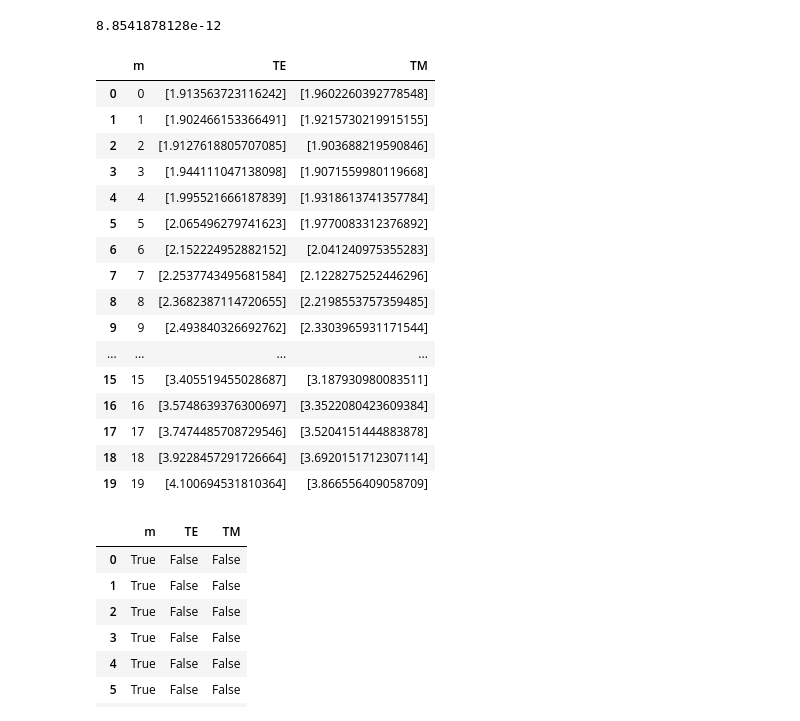
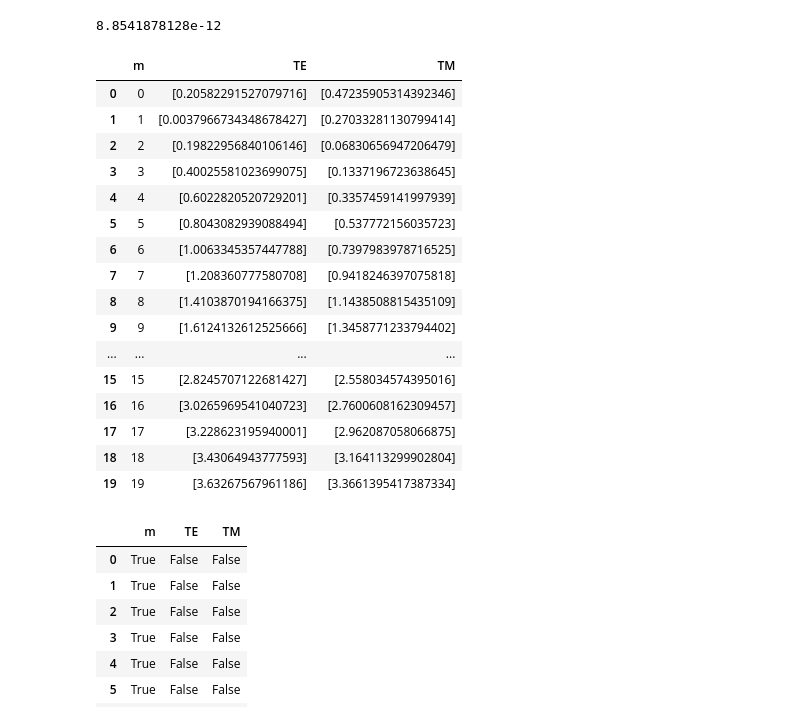
Before and after one commit to leay01/whispering_gallery_MAIN, a Jupyter notebook: wgm_code/eigenCSV/WGM_EQ_AIRY.ipynb, the cells around one changed output. Saved outputs shown, nothing was run; the diff lists cells and outputs as text; code cells hidden in the pictures.

```diff
--- a/wgm_code/eigenCSV/WGM_EQ_AIRY.ipynb
+++ b/wgm_code/eigenCSV/WGM_EQ_AIRY.ipynb
@@ -110,26 +110,26 @@ def get_TE_TM_m_p(N_m, p):
     eigen_m_table = pd.DataFrame(eigenfreqs)
     return eigen_m_table
 # %%
-first_test = get_TE_TM_m_p(N_m = 20, p=1)
+first_test = get_TE_TM_m_p(N_m = 20, p=0)
 first_test
 # %% [output]
 |  | m | TE | TM |
-| 0 | 0 | [1.913563723116242] | [1.9602260392778548] |
-| 1 | 1 | [1.902466153366491] | [1.9215730219915155] |
-| 2 | 2 | [1.9127618805707085] | [1.903688219590846] |
-| 3 | 3 | [1.944111047138098] | [1.9071559980119668] |
-| 4 | 4 | [1.995521666187839] | [1.9318613741357784] |
-| 5 | 5 | [2.065496279741623] | [1.9770083312376892] |
-| 6 | 6 | [2.152224952882152] | [2.041240975355283] |
-| 7 | 7 | [2.2537743495681584] | [2.1228275252446296] |
-| 8 | 8 | [2.3682387114720655] | [2.2198553757359485] |
-| 9 | 9 | [2.493840326692762] | [2.3303965931171544] |
+| 0 | 0 | [0.20582291527079716] | [0.47235905314392346] |
+| 1 | 1 | [0.0037966734348678427] | [0.27033281130799414] |
+| 2 | 2 | [0.19822956840106146] | [0.06830656947206479] |
+| 3 | 3 | [0.40025581023699075] | [0.1337196723638645] |
+| 4 | 4 | [0.6022820520729201] | [0.3357459141997939] |
+| 5 | 5 | [0.8043082939088494] | [0.537772156035723] |
+| 6 | 6 | [1.0063345357447788] | [0.7397983978716525] |
+| 7 | 7 | [1.208360777580708] | [0.9418246397075818] |
+| 8 | 8 | [1.4103870194166375] | [1.1438508815435109] |
+| 9 | 9 | [1.6124132612525666] | [1.3458771233794402] |
 | ... | ... | ... | ... |
-| 15 | 15 | [3.405519455028687] | [3.187930980083511] |
-| 16 | 16 | [3.5748639376300697] | [3.3522080423609384] |
-| 17 | 17 | [3.7474485708729546] | [3.5204151444883878] |
-| 18 | 18 | [3.9228457291726664] | [3.6920151712307114] |
-| 19 | 19 | [4.100694531810364] | [3.866556409058709] |
+| 15 | 15 | [2.8245707122681427] | [2.558034574395016] |
+| 16 | 16 | [3.0265969541040723] | [2.7600608162309457] |
+| 17 | 17 | [3.228623195940001] | [2.962087058066875] |
+| 18 | 18 | [3.43064943777593] | [3.164113299902804] |
+| 19 | 19 | [3.63267567961186] | [3.3661395417387334] |
 # %%
 first_test==second_test
 # %% [output]
```
Also changed, not shown: 10 other files.
